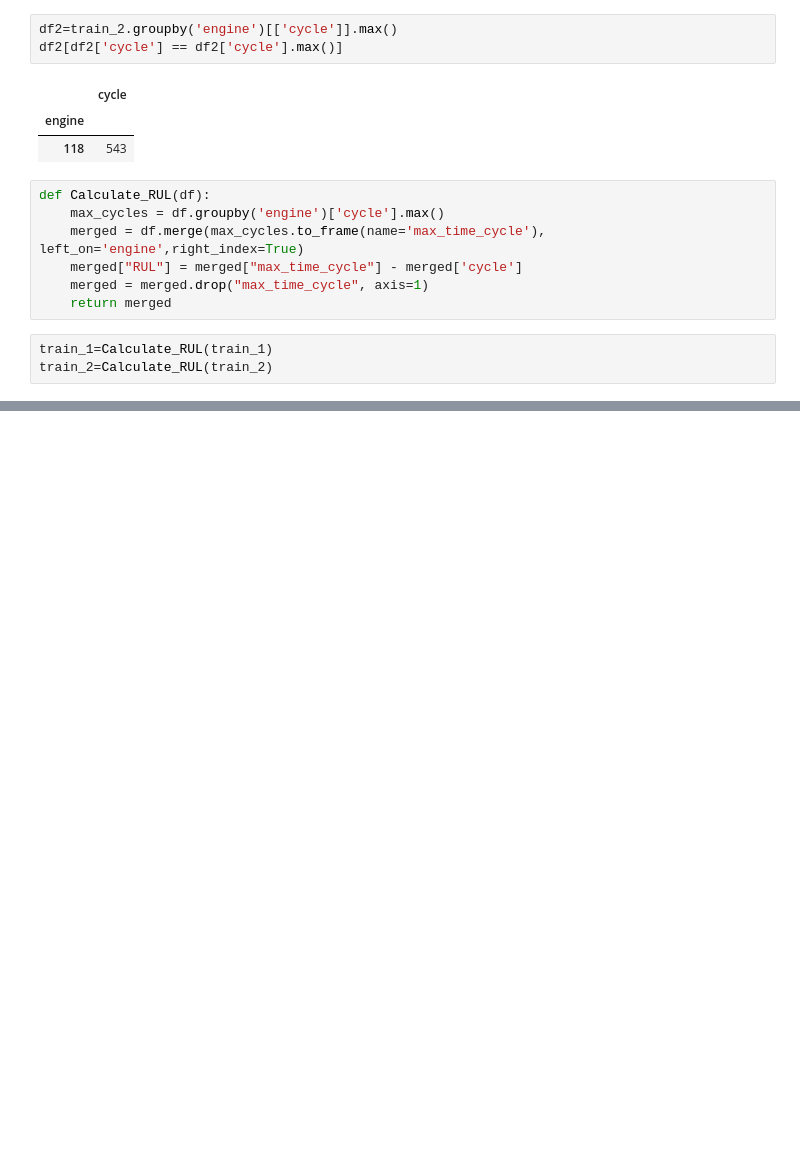
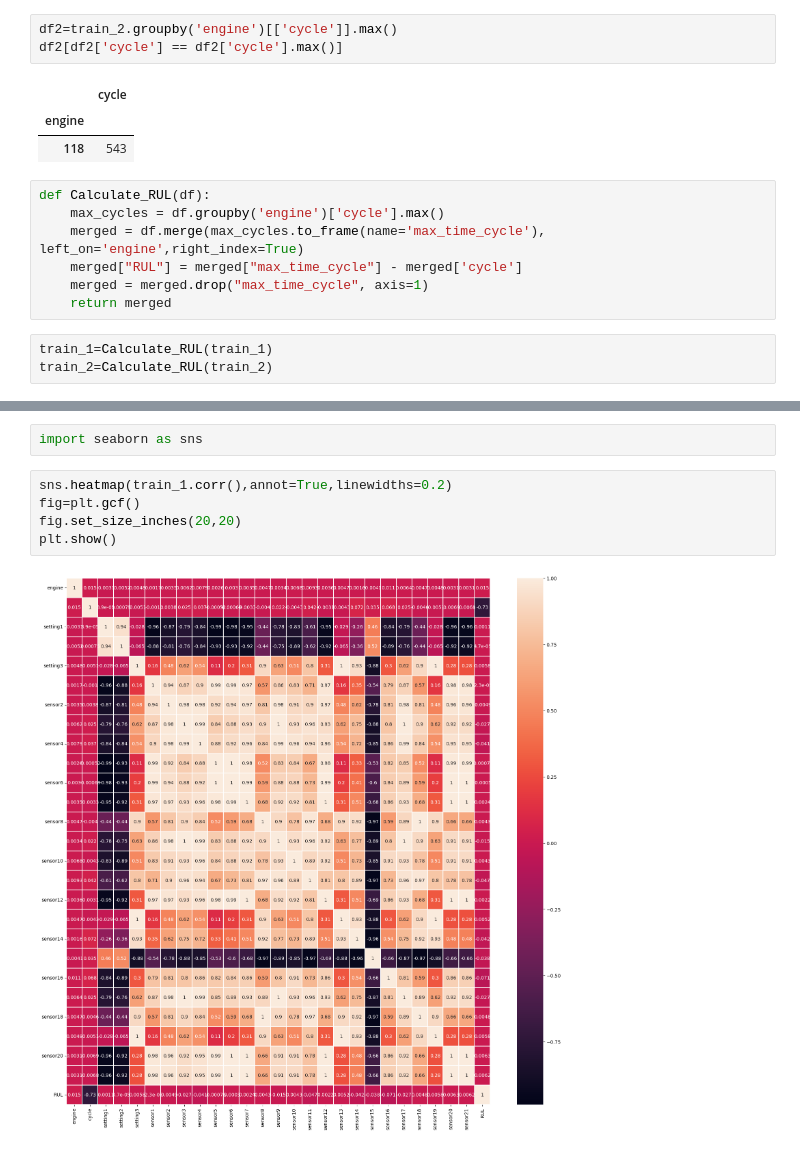
Before and after one commit to suzalkachhadiya/Data, a Jupyter notebook: rul-jet-engine.ipynb, the cells around one changed output, grey strips where cells are left out. Saved outputs shown, nothing was run; the diff lists cells and outputs as text; blank space fills up the shorter version.

```diff
--- a/rul-jet-engine.ipynb
+++ b/rul-jet-engine.ipynb
@@ -362,0 +420,9 @@ train_2=Calculate_RUL(train_2)
+# %%
+import seaborn as sns
+# %%
+sns.heatmap(train_1.corr(),annot=True,linewidths=0.2)
+fig=plt.gcf()
+fig.set_size_inches(20,20)
+plt.show()
+# %% [output]
+[figure, added]
```
Also changed, not shown: parts of 10 cells of this notebook.
